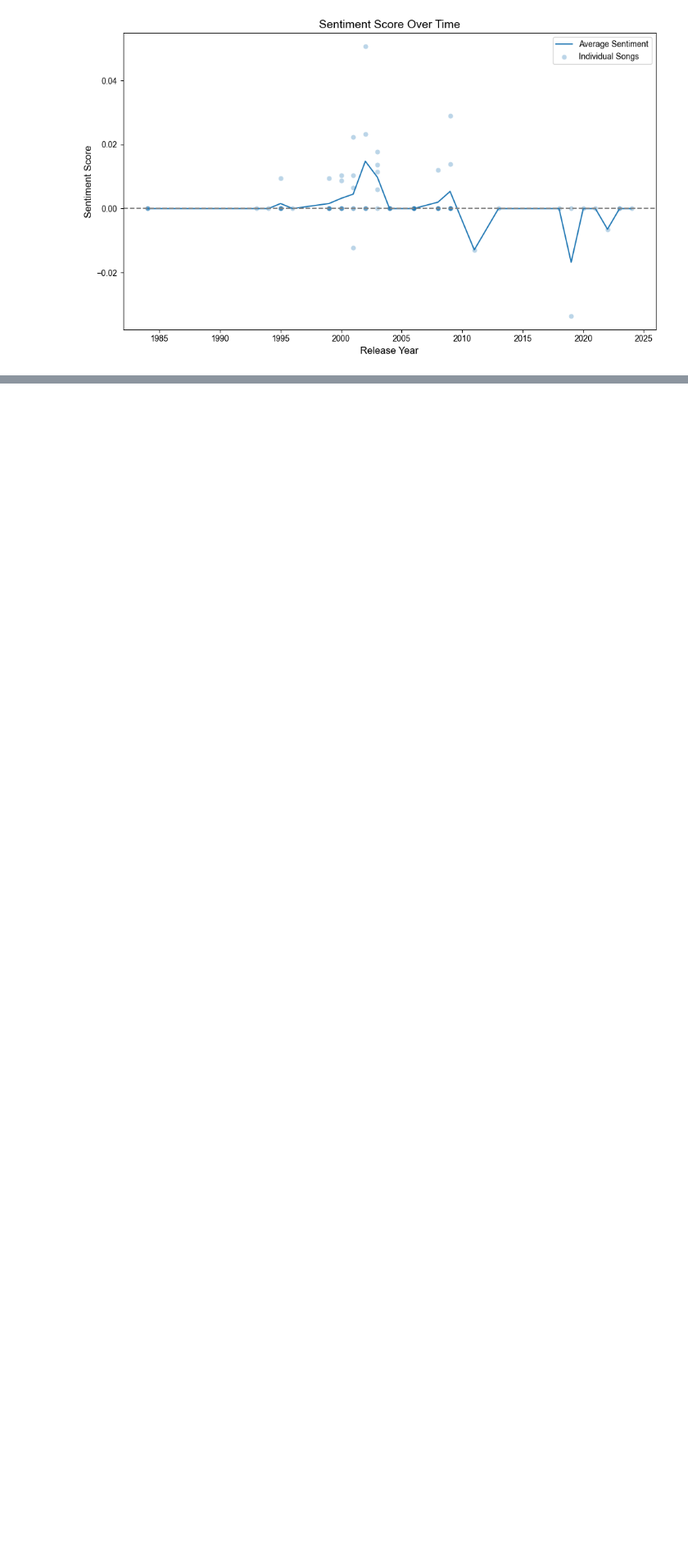
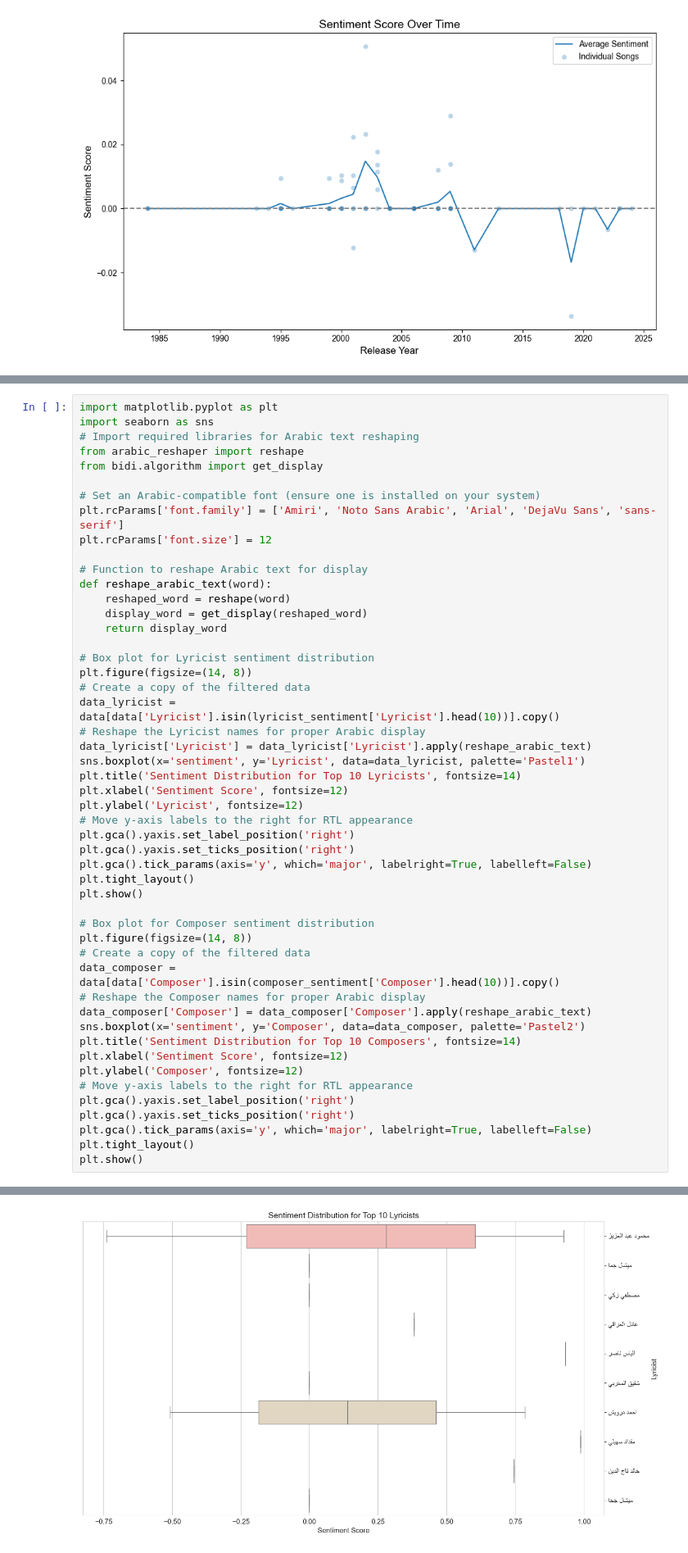
Before and after one commit to YoussefMohAttia/Arabic-Lyrics-Analysis-LLM, a Jupyter notebook: Term_Project.ipynb, the cells around one changed output, grey strips where cells are left out. Shown at 82% size. Saved outputs shown, nothing was run; the diff lists cells and outputs as text; blank space fills up the shorter version.

```diff
--- a/Term_Project.ipynb
+++ b/Term_Project.ipynb
@@ -1230,0 +1492,51 @@ Error processing lyrics: The size of tensor a (684) must match the size of tenso
+# %%
+import matplotlib.pyplot as plt
+import seaborn as sns
+# Import required libraries for Arabic text reshaping
+from arabic_reshaper import reshape
+from bidi.algorithm import get_display
+
+# Set an Arabic-compatible font (ensure one is installed on your system)
+plt.rcParams['font.family'] = ['Amiri', 'Noto Sans Arabic', 'Arial', 'DejaVu Sans', 'sans-serif']
+plt.rcParams['font.size'] = 12
+
+# Function to reshape Arabic text for display
+def reshape_arabic_text(word):
+    reshaped_word = reshape(word)
+    display_word = get_display(reshaped_word)
+    return display_word
+
+# Box plot for Lyricist sentiment distribution
+plt.figure(figsize=(14, 8))
+# Create a copy of the filtered data
+data_lyricist = data[data['Lyricist'].isin(lyricist_sentiment['Lyricist'].head(10))].copy()
+# Reshape the Lyricist names for proper Arabic display
+data_lyricist['Lyricist'] = data_lyricist['Lyricist'].apply(reshape_arabic_text)
+sns.boxplot(x='sentiment', y='Lyricist', data=data_lyricist, palette='Pastel1')
+plt.title('Sentiment Distribution for Top 10 Lyricists', fontsize=14)
+plt.xlabel('Sentiment Score', fontsize=12)
+plt.ylabel('Lyricist', fontsize=12)
+# Move y-axis labels to the right for RTL appearance
+plt.gca().yaxis.set_label_position('right')
+plt.gca().yaxis.set_ticks_position('right')
+plt.gca().tick_params(axis='y', which='major', labelright=True, labelleft=False)
+plt.tight_layout()
+plt.show()
+
+# Box plot for Composer sentiment distribution
+plt.figure(figsize=(14, 8))
+# Create a copy of the filtered data
+data_composer = data[data['Composer'].isin(composer_sentiment['Composer'].head(10))].copy()
+# Reshape the Composer names for proper Arabic display
+data_composer['Composer'] = data_composer['Composer'].apply(reshape_arabic_text)
+sns.boxplot(x='sentiment', y='Composer', data=data_composer, palette='Pastel2')
+plt.title('Sentiment Distribution for Top 10 Composers', fontsize=14)
+plt.xlabel('Sentiment Score', fontsize=12)
+plt.ylabel('Composer', fontsize=12)
+# Move y-axis labels to the right for RTL appearance
+plt.gca().yaxis.set_label_position('right')
+plt.gca().yaxis.set_ticks_position('right')
+plt.gca().tick_params(axis='y', which='major', labelright=True, labelleft=False)
+plt.tight_layout()
+plt.show()
+# %% [output]
@@ -1230,0 +1560 @@ Error processing lyrics: The size of tensor a (684) must match the size of tenso
+[figure, added]
```
Also changed, not shown: parts of 50 cells of this notebook.
